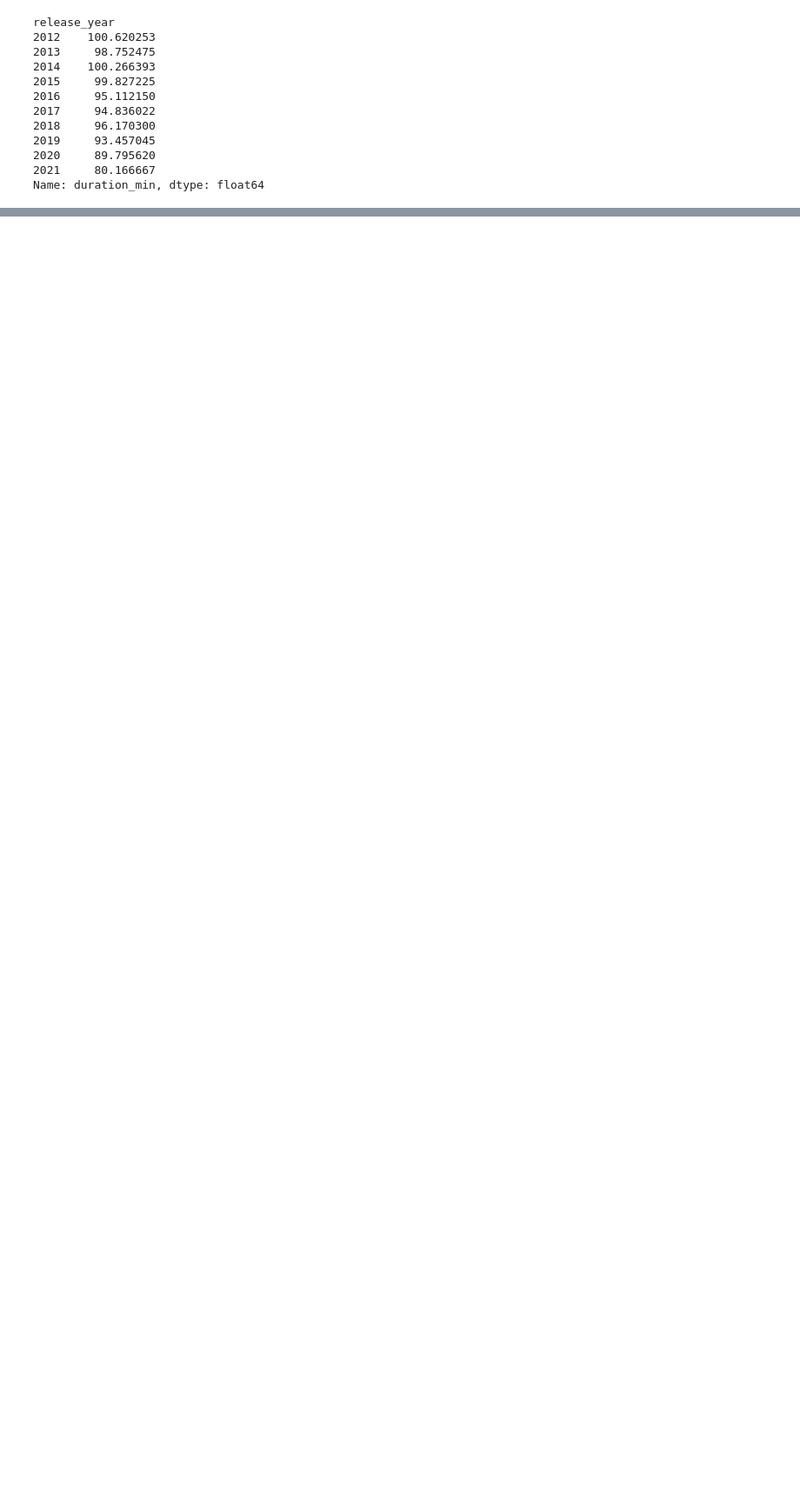
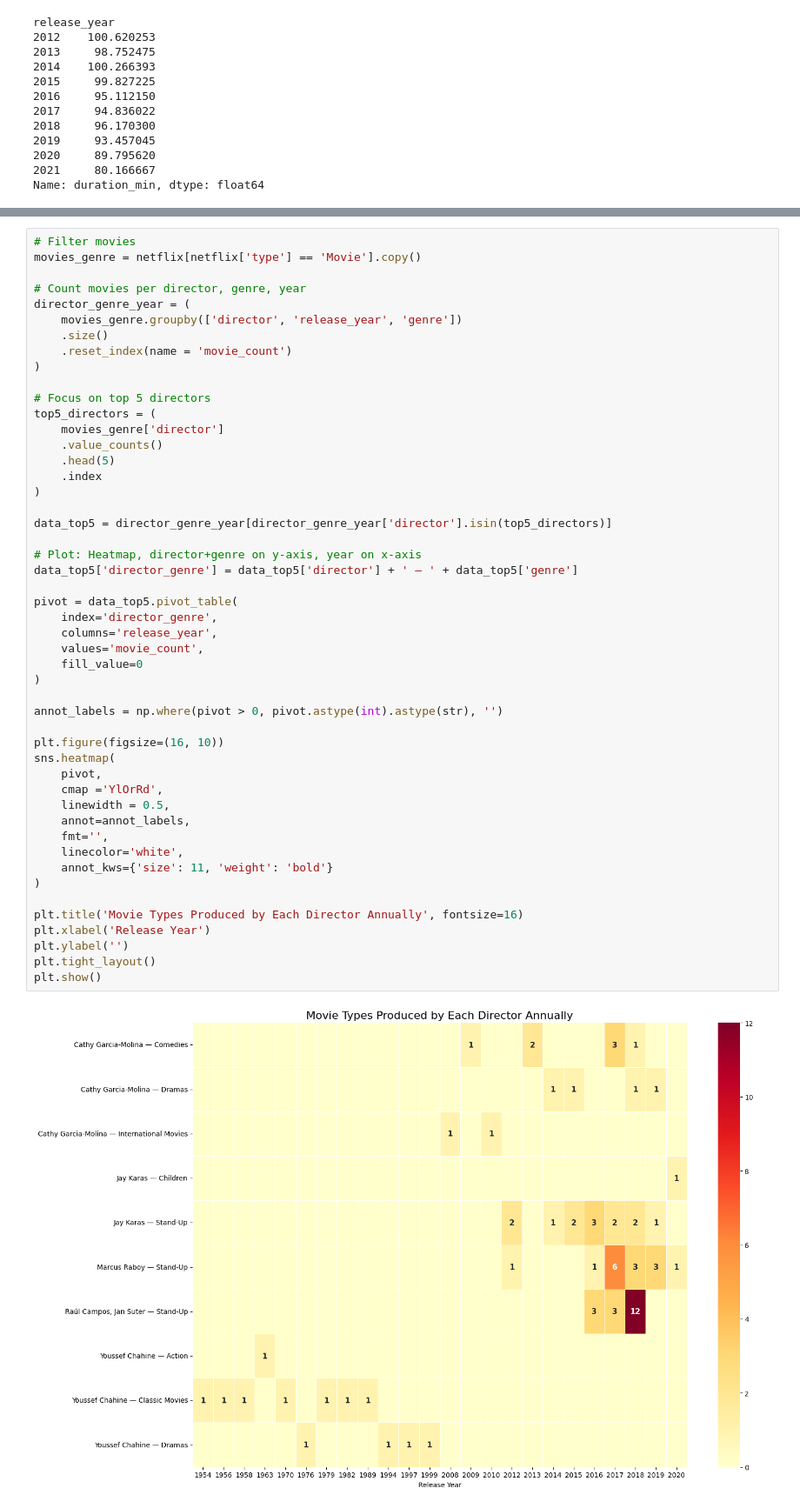
Before and after one commit to ULabanieh/CLA-Bootcamp, a Jupyter notebook: Guided Practices & Homeworks/GP6 - Data Visualization.ipynb, the cells around one changed output, grey strips where cells are left out. Shown at 87% size. Cells and saved outputs as stored; diff of their text form; blank space fills up the shorter version.

```diff
--- a/Guided Practices & Homeworks/GP6 - Data Visualization.ipynb
+++ b/Guided Practices & Homeworks/GP6 - Data Visualization.ipynb
@@ -190,0 +210,51 @@ plt.show()
+# %%
+# Filter movies
+movies_genre = netflix[netflix['type'] == 'Movie'].copy()
+
+# Count movies per director, genre, year
+director_genre_year = (
+    movies_genre.groupby(['director', 'release_year', 'genre'])
+    .size()
+    .reset_index(name = 'movie_count')
+)
+
+# Focus on top 5 directors
+top5_directors = (
+    movies_genre['director']
+    .value_counts()
+    .head(5)
+    .index
+)
+
+data_top5 = director_genre_year[director_genre_year['director'].isin(top5_directors)]
+
+# Plot: Heatmap, director+genre on y-axis, year on x-axis
+data_top5['director_genre'] = data_top5['director'] + ' — ' + data_top5['genre']
+
+pivot = data_top5.pivot_table(
+    index='director_genre',
+    columns='release_year',
+    values='movie_count',
+    fill_value=0
+)
+
+annot_labels = np.where(pivot > 0, pivot.astype(int).astype(str), '')
+
+plt.figure(figsize=(16, 10))
+sns.heatmap(
+    pivot,
+    cmap ='YlOrRd',
+    linewidth = 0.5,
+    annot=annot_labels,
+    fmt='',
+    linecolor='white',
+    annot_kws={'size': 11, 'weight': 'bold'}
+)
+
+plt.title('Movie Types Produced by Each Director Annually', fontsize=16)
+plt.xlabel('Release Year')
+plt.ylabel('')
+plt.tight_layout()
+plt.show()
+# %% [output]
+[figure, added]
```
Also changed, not shown: parts of 13 cells of this notebook.
